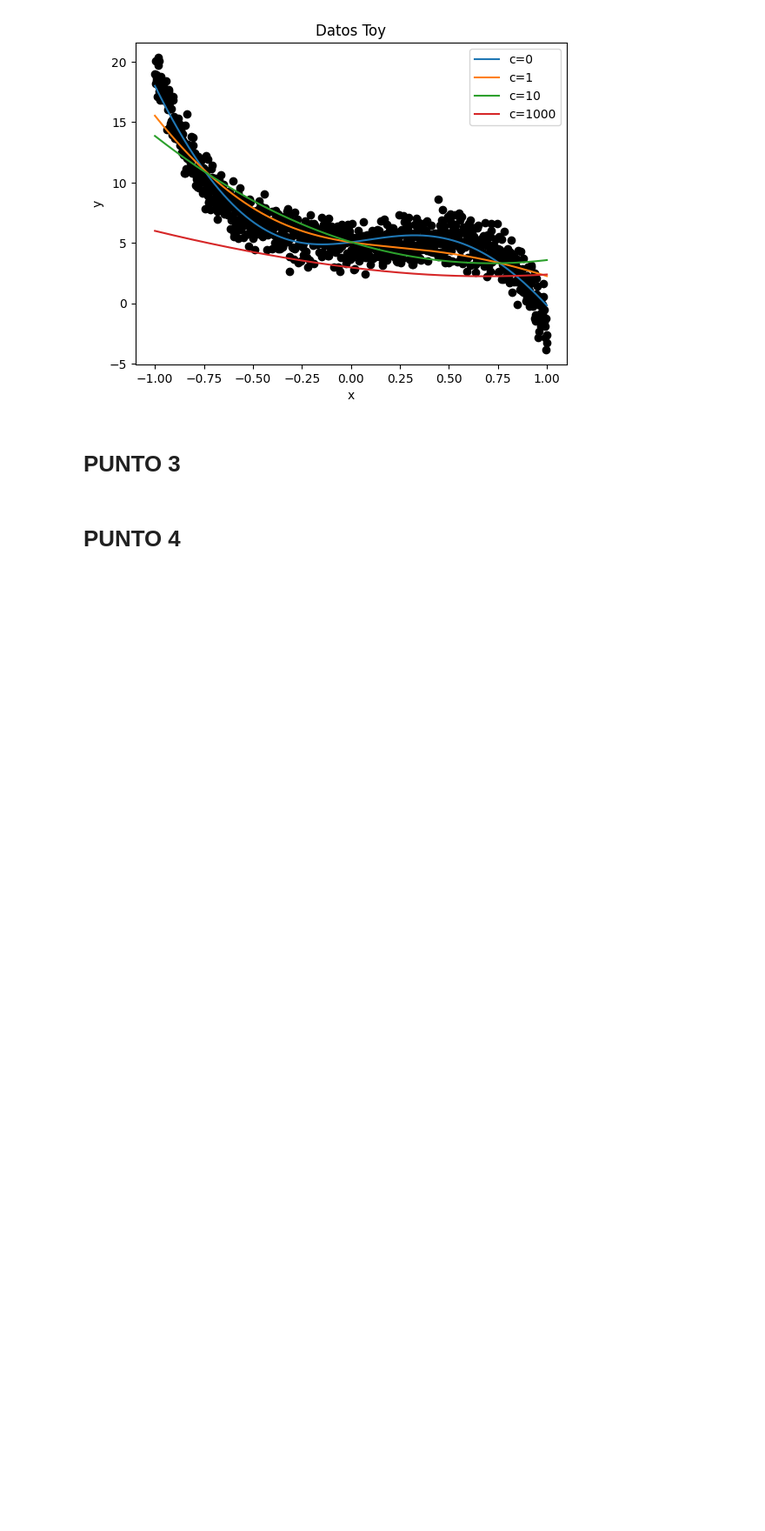
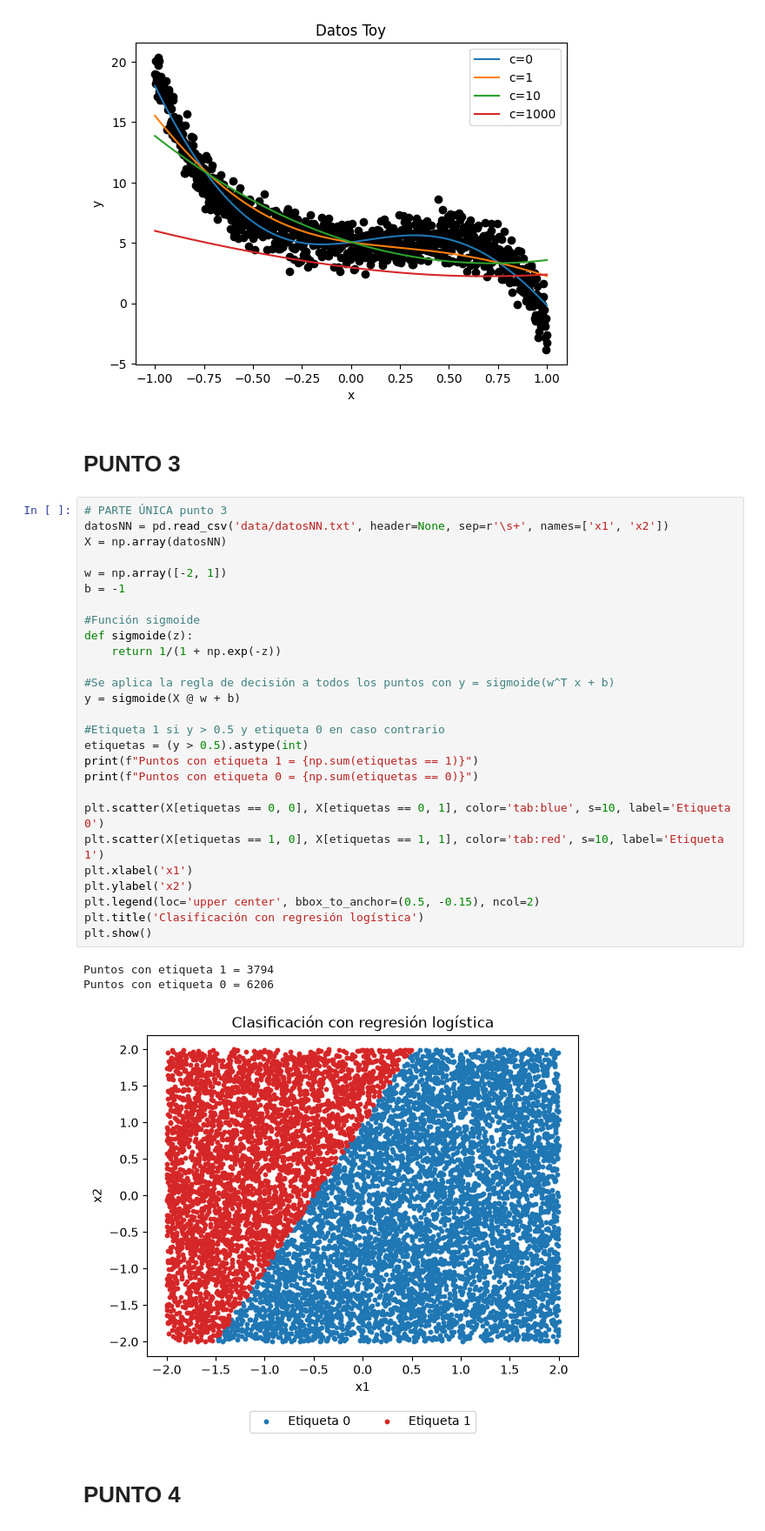
Before and after one commit to jlpar07/Tarea4FundamentosML, a Jupyter notebook: tarea4.ipynb, the cells around one changed output. Shown at 87% size. Drawn from its saved outputs; the diff is of its cells as text; blank space fills up the shorter version.

```diff
--- a/tarea4.ipynb
+++ b/tarea4.ipynb
@@ -101,6 +244,37 @@ plt.show()
 [figure]
 # %% [markdown]
 # PUNTO 3
+# %%
+# PARTE ÚNICA punto 3
+datosNN = pd.read_csv('data/datosNN.txt', header=None, sep=r'\s+', names=['x1', 'x2'])
+X = np.array(datosNN)
+
+w = np.array([-2, 1])
+b = -1
+
+#Función sigmoide
+def sigmoide(z):
+    return 1/(1 + np.exp(-z))
+
+#Se aplica la regla de decisión a todos los puntos con y = sigmoide(w^T x + b)
+y = sigmoide(X @ w + b)
+
+#Etiqueta 1 si y > 0.5 y etiqueta 0 en caso contrario
+etiquetas = (y > 0.5).astype(int)
+print(f"Puntos con etiqueta 1 = {np.sum(etiquetas == 1)}")
+print(f"Puntos con etiqueta 0 = {np.sum(etiquetas == 0)}")
+
+plt.scatter(X[etiquetas == 0, 0], X[etiquetas == 0, 1], color='tab:blue', s=10, label='Etiqueta 0')
+plt.scatter(X[etiquetas == 1, 0], X[etiquetas == 1, 1], color='tab:red', s=10, label='Etiqueta 1')
+plt.xlabel('x1')
+plt.ylabel('x2')
+plt.legend(loc='upper center', bbox_to_anchor=(0.5, -0.15), ncol=2)
+plt.title('Clasificación con regresión logística')
+plt.show()
+# %% [output]
+Puntos con etiqueta 1 = 3794
+Puntos con etiqueta 0 = 6206
+[figure, added]
 # %% [markdown]
 # PUNTO 4
 # %% [markdown]
```
Also changed, not shown: parts of 4 cells of this notebook.
